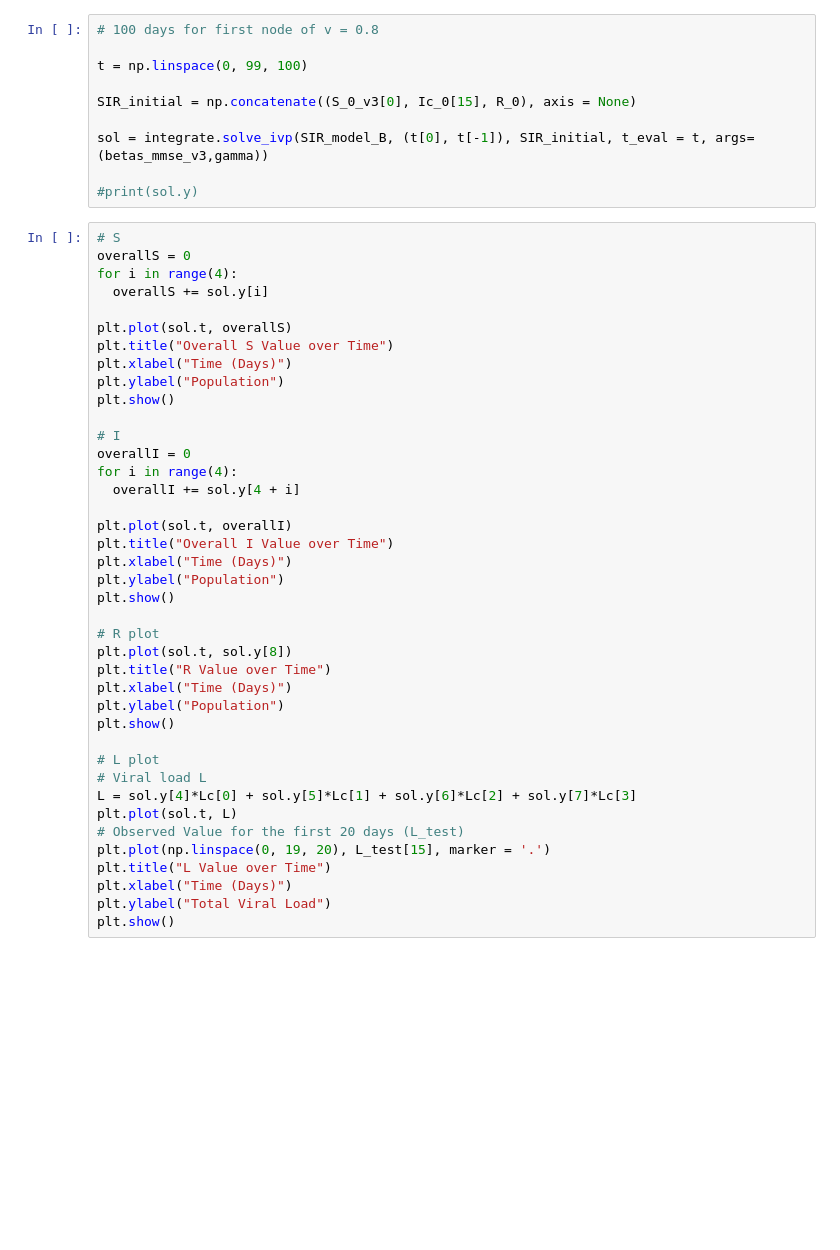
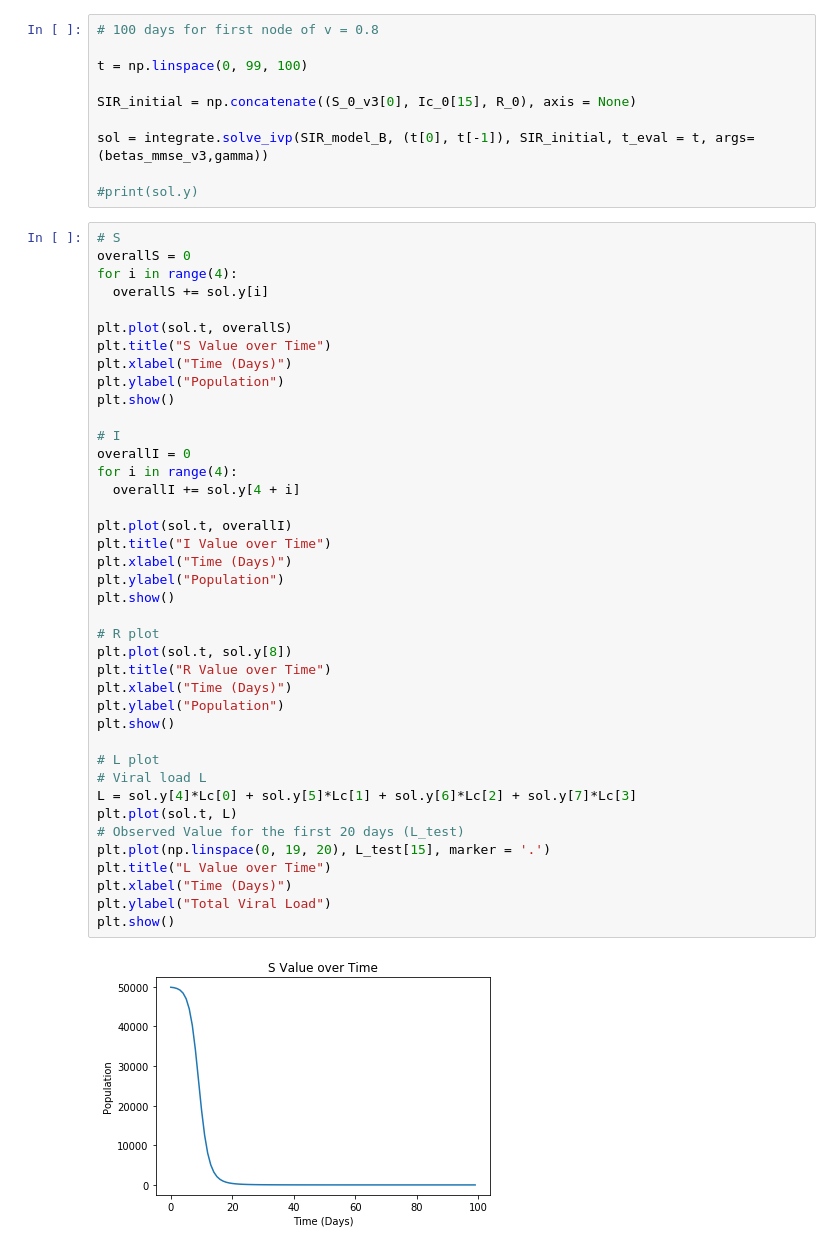
Before and after one commit to helenziyihuang/cs190dd_f20_COVID_19_SIR_project, a Jupyter notebook: Part 1.ipynb, the cells around one changed output. Cells and saved outputs as stored; diff of their text form; blank space fills up the shorter version.

```diff
--- a/Part 1.ipynb
+++ b/Part 1.ipynb
@@ -769,36 +835,38 @@ for i in range(4):
   overallS += sol.y[i]
 
 plt.plot(sol.t, overallS)
-plt.title("Overall S Value over Time")
+plt.title("S Value over Time")
 plt.xlabel("Time (Days)")
 plt.ylabel("Population")
 plt.show()
 
 # I
 overallI = 0
 for i in range(4):
   overallI += sol.y[4 + i]
 
 plt.plot(sol.t, overallI)
-plt.title("Overall I Value over Time")
+plt.title("I Value over Time")
 plt.xlabel("Time (Days)")
 plt.ylabel("Population")
 plt.show()
 
 # R plot
 plt.plot(sol.t, sol.y[8])
 plt.title("R Value over Time")
 plt.xlabel("Time (Days)")
 plt.ylabel("Population")
 plt.show()
 
 # L plot
 # Viral load L
 L = sol.y[4]*Lc[0] + sol.y[5]*Lc[1] + sol.y[6]*Lc[2] + sol.y[7]*Lc[3]
 plt.plot(sol.t, L)
 # Observed Value for the first 20 days (L_test)
 plt.plot(np.linspace(0, 19, 20), L_test[15], marker = '.')
 plt.title("L Value over Time")
 plt.xlabel("Time (Days)")
 plt.ylabel("Total Viral Load")
 plt.show()
+# %% [output]
+[figure, added]
```
Also changed, not shown: parts of 14 cells of this notebook.
